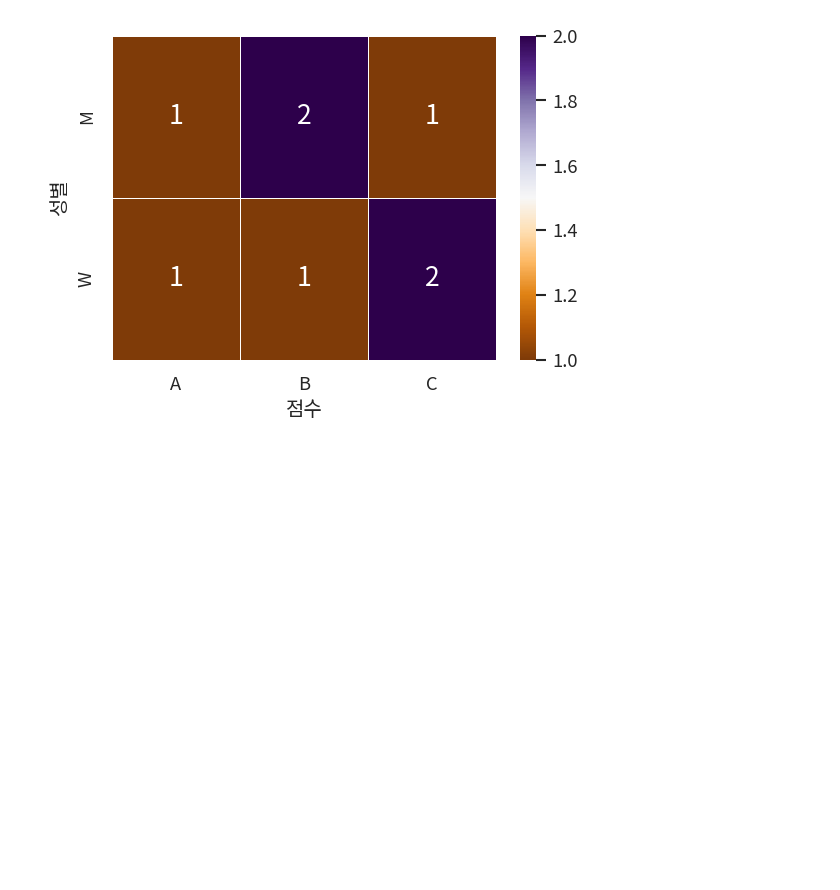
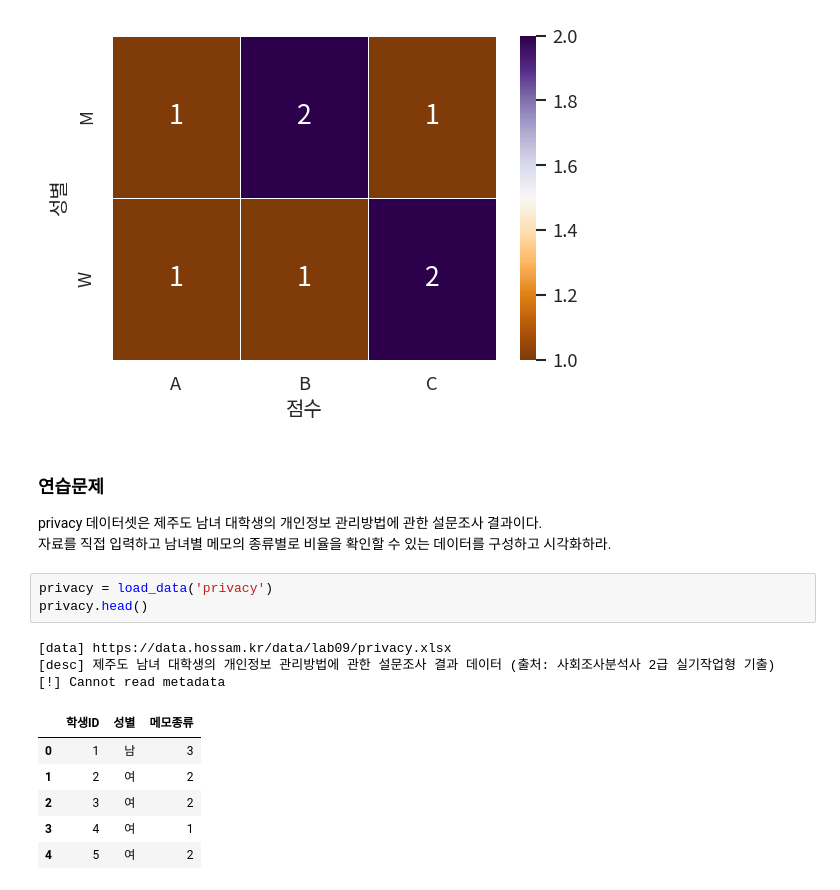
Before and after one commit to BoheeJeong/data_analysis_basic, a Jupyter notebook: [LAB-09] 기초 통계/09-02 명목형 변수에 대한 기초 통계량.ipynb, the cells around one changed output. Saved outputs shown, nothing was run; the diff lists cells and outputs as text; blank space fills up the shorter version.

```diff
--- a/[LAB-09] 기초 통계/09-02 명목형 변수에 대한 기초 통계량.ipynb
+++ b/[LAB-09] 기초 통계/09-02 명목형 변수에 대한 기초 통계량.ipynb
@@ -215,3 +215,20 @@ plt.show()              # 그래프 화면 출력
 plt.close()             # 그래프 작업 종료
 # %% [output]
 [figure]
+# %% [markdown]
+### 연습문제
+privacy 데이터셋은 제주도 남녀 대학생의 개인정보 관리방법에 관한 설문조사 결과이다.
+자료를 직접 입력하고 남녀별 메모의 종류별로 비율을 확인할 수 있는 데이터를 구성하고 시각화하라.
+# %%
+privacy = load_data('privacy')
+privacy.head()
+# %% [output]
+[data] https://data.hossam.kr/data/lab09/privacy.xlsx
+[desc] 제주도 남녀 대학생의 개인정보 관리방법에 관한 설문조사 결과 데이터 (출처: 사회조사분석사 2급 실기작업형 기출)
+[!] Cannot read metadata
+|  | 학생ID | 성별 | 메모종류 |
+| 0 | 1 | 남 | 3 |
+| 1 | 2 | 여 | 2 |
+| 2 | 3 | 여 | 2 |
+| 3 | 4 | 여 | 1 |
+| 4 | 5 | 여 | 2 |
```
Also changed, not shown: parts of 9 cells of this notebook, 4 other files.
